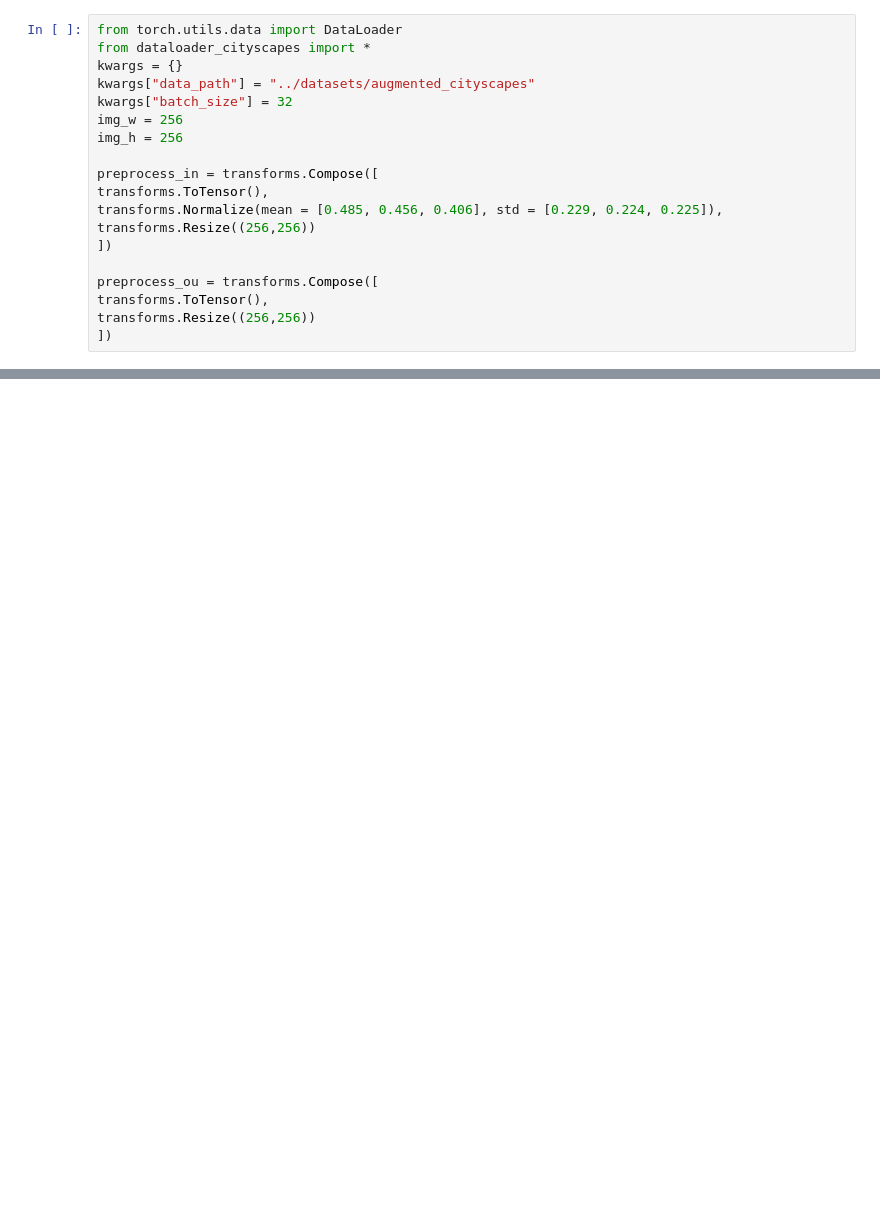
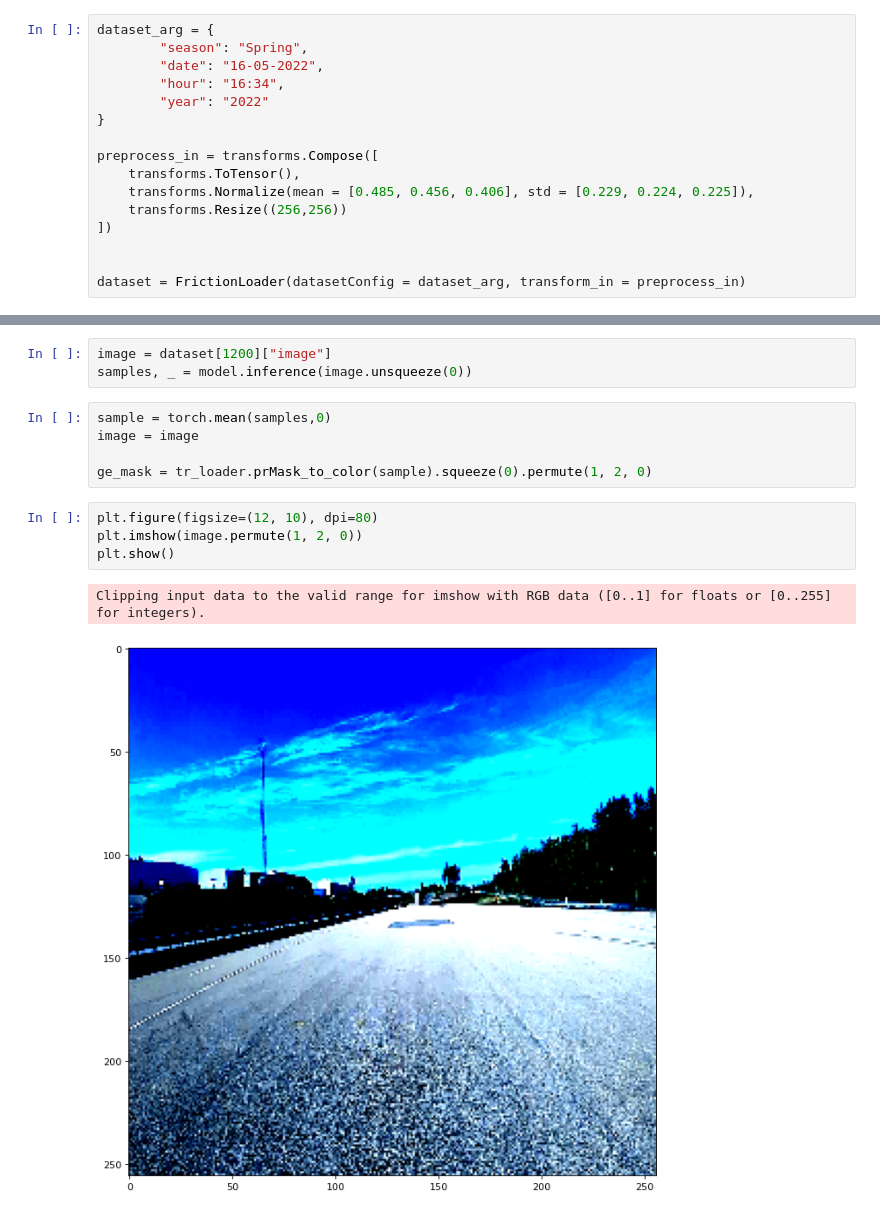
Before and after one commit to otoofim/HVAE, a Jupyter notebook: Pyramid variable.ipynb, the cells around one changed output, grey strips where cells are left out. Saved outputs shown, nothing was run; the diff lists cells and outputs as text; blank space fills up the shorter version.

```diff
--- a/Pyramid variable.ipynb
+++ b/Pyramid variable.ipynb
@@ -298,19 +63,16 @@ AttributeError: 'tuple' object has no attribute 'backward'
 # %%
-from torch.utils.data import DataLoader
-from dataloader_cityscapes import *
-kwargs = {}
-kwargs["data_path"] = "../datasets/augmented_cityscapes"
-kwargs["batch_size"] = 32
-img_w = 256
-img_h = 256
+dataset_arg = {
+        "season": "Spring",
+        "date": "16-05-2022",
+        "hour": "16:34",
+        "year": "2022"
+}
 
 preprocess_in = transforms.Compose([
-transforms.ToTensor(),
-transforms.Normalize(mean = [0.485, 0.456, 0.406], std = [0.229, 0.224, 0.225]),
-transforms.Resize((256,256))
+    transforms.ToTensor(),
+    transforms.Normalize(mean = [0.485, 0.456, 0.406], std = [0.229, 0.224, 0.225]),
+    transforms.Resize((256,256))
 ])
 
-preprocess_ou = transforms.Compose([
-transforms.ToTensor(),
-transforms.Resize((256,256))
-])
+
+dataset = FrictionLoader(datasetConfig = dataset_arg, transform_in = preprocess_in)
@@ -343,0 +91,15 @@ torch.cuda.get_device_name(1)
+# %%
+image = dataset[1200]["image"]
+samples, _ = model.inference(image.unsqueeze(0))
+# %%
+sample = torch.mean(samples,0)
+image = image
+
+ge_mask = tr_loader.prMask_to_color(sample).squeeze(0).permute(1, 2, 0)
+# %%
+plt.figure(figsize=(12, 10), dpi=80)
+plt.imshow(image.permute(1, 2, 0))
+plt.show()
+# %% [output]
+Clipping input data to the valid range for imshow with RGB data ([0..1] for floats or [0..255] for integers).
+[figure, added]
```
Also changed, not shown: parts of 26 cells of this notebook, 5 other files.
